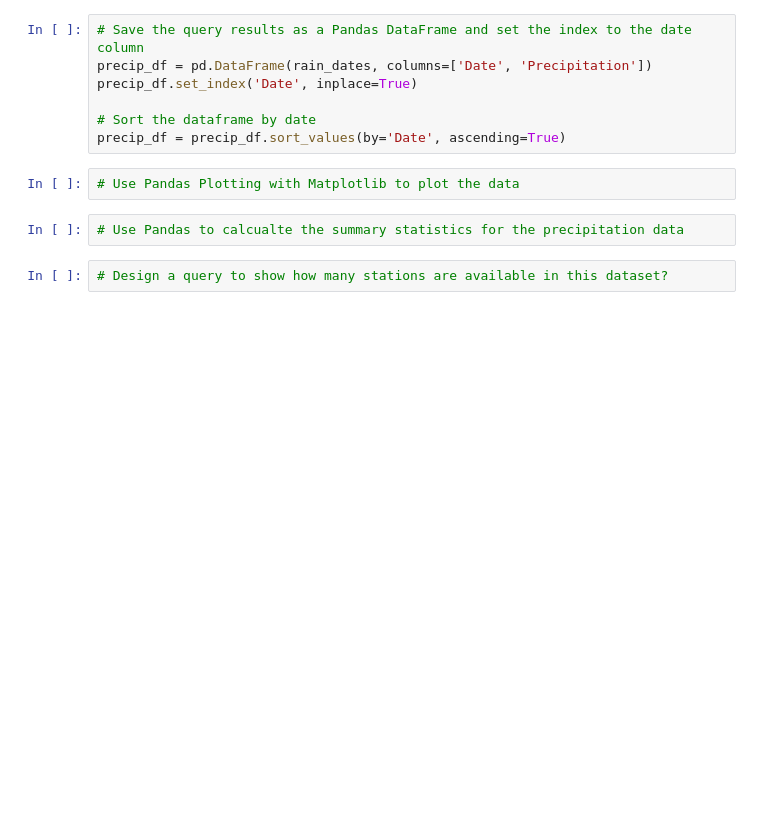
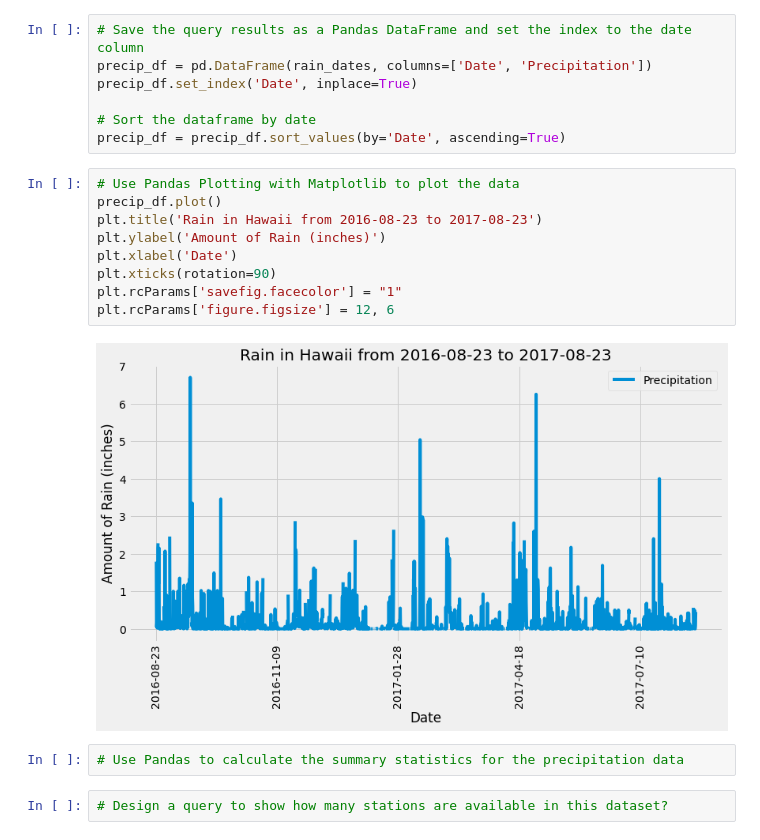
Before and after one commit to claws425/sqlalchemy-challenge, a Jupyter notebook: climate_starter.ipynb, the cells around one changed output. Drawn from its saved outputs; the diff is of its cells as text; blank space fills up the shorter version.

Commit message:
Realigned cells and added rainfall in Hawaii graph

```diff
--- a/climate_starter.ipynb
+++ b/climate_starter.ipynb
@@ -142,10 +145,19 @@ precip_df.set_index('Date', inplace=True)
 
 # Sort the dataframe by date
 precip_df = precip_df.sort_values(by='Date', ascending=True)
+# %%
+# Use Pandas Plotting with Matplotlib to plot the data
+precip_df.plot()
+plt.title('Rain in Hawaii from 2016-08-23 to 2017-08-23')
+plt.ylabel('Amount of Rain (inches)')
+plt.xlabel('Date')
+plt.xticks(rotation=90)
+plt.rcParams['savefig.facecolor'] = "1"
+plt.rcParams['figure.figsize'] = 12, 6
+# %% [output]
+[figure, added]
 # %%
-# Use Pandas Plotting with Matplotlib to plot the data
+# Use Pandas to calculate the summary statistics for the precipitation data
-# %%
-# Use Pandas to calcualte the summary statistics for the precipitation data
 # %%
 # Design a query to show how many stations are available in this dataset?
 # %%
```
Also changed, not shown: parts of 15 cells of this notebook.
